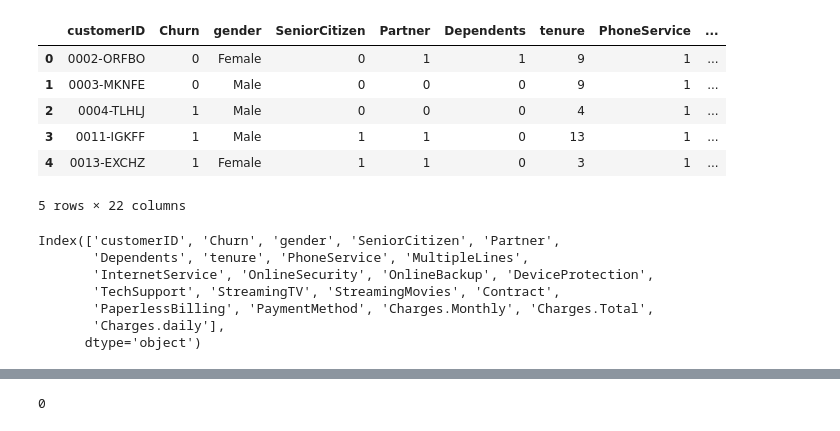
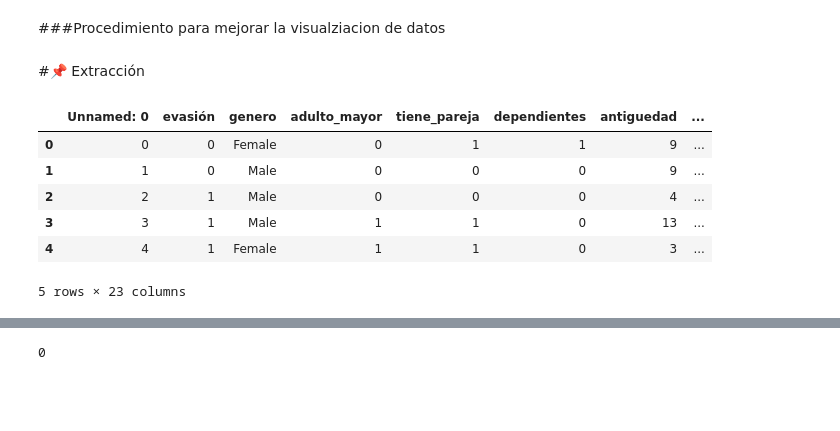
Before and after one commit to NicoPerotto/challenge2-data-science-LATAM-Parte-2, a Jupyter notebook: TelecomX_part2_LATAM.ipynb, the cells around one changed output, grey strips where cells are left out. Drawn from its saved outputs; the diff is of its cells as text; code cells hidden in the pictures; blank space fills up the shorter version.

```diff
--- a/TelecomX_part2_LATAM.ipynb
+++ b/TelecomX_part2_LATAM.ipynb
@@ -13,3 +20,5 @@ from sklearn.model_selection import KFold, cross_validate
 from sklearn.pipeline import Pipeline
 from sklearn.neighbors import KNeighborsClassifier
 from sklearn.inspection import permutation_importance
+# %% [markdown]
+###Procedimiento para mejorar la visualziacion de datos
@@ -16,23 +56,15 @@ from sklearn.inspection import permutation_importance
+# %% [markdown]
+#📌 Extracción
 # %%
-url = 'https://raw.githubusercontent.com/Condori-Carlos/Challenge_TelecomX_part2/refs/heads/main/Data/datos_tratados.csv'
-datos = pd.read_csv(url)
+url = 'https://raw.githubusercontent.com/NicoPerotto/challenge2-data-science-LATAM/refs/heads/main/dataFrame.csv'
+dataFrame = pd.read_csv(url)
 # %%
-datos.head()
+dataFrame.head()
 # %% [output]
-|  | customerID | Churn | gender | SeniorCitizen | Partner | Dependents | tenure | PhoneService | ... |
-| 0 | 0002-ORFBO | 0 | Female | 0 | 1 | 1 | 9 | 1 | ... |
-| 1 | 0003-MKNFE | 0 | Male | 0 | 0 | 0 | 9 | 1 | ... |
-| 2 | 0004-TLHLJ | 1 | Male | 0 | 0 | 0 | 4 | 1 | ... |
-| 3 | 0011-IGKFF | 1 | Male | 1 | 1 | 0 | 13 | 1 | ... |
-| 4 | 0013-EXCHZ | 1 | Female | 1 | 1 | 0 | 3 | 1 | ... |
+|  | Unnamed: 0 | evasión | genero | adulto_mayor | tiene_pareja | dependientes | antiguedad | ... |
+| 0 | 0 | 0 | Female | 0 | 1 | 1 | 9 | ... |
+| 1 | 1 | 0 | Male | 0 | 0 | 0 | 9 | ... |
+| 2 | 2 | 1 | Male | 0 | 0 | 0 | 4 | ... |
+| 3 | 3 | 1 | Male | 1 | 1 | 0 | 13 | ... |
+| 4 | 4 | 1 | Female | 1 | 1 | 0 | 3 | ... |
-5 rows × 22 columns
+5 rows × 23 columns
-# %%
-datos.columns
-# %% [output]
-Index(['customerID', 'Churn', 'gender', 'SeniorCitizen', 'Partner',
-       'Dependents', 'tenure', 'PhoneService', 'MultipleLines',
-       'InternetService', 'OnlineSecurity', 'OnlineBackup', 'DeviceProtection',
-       'TechSupport', 'StreamingTV', 'StreamingMovies', 'Contract',
-       'PaperlessBilling', 'PaymentMethod', 'Charges.Monthly', 'Charges.Total',
-       'Charges.daily'],
-      dtype='object')
```
Also changed, not shown: parts of 17 cells of this notebook.
